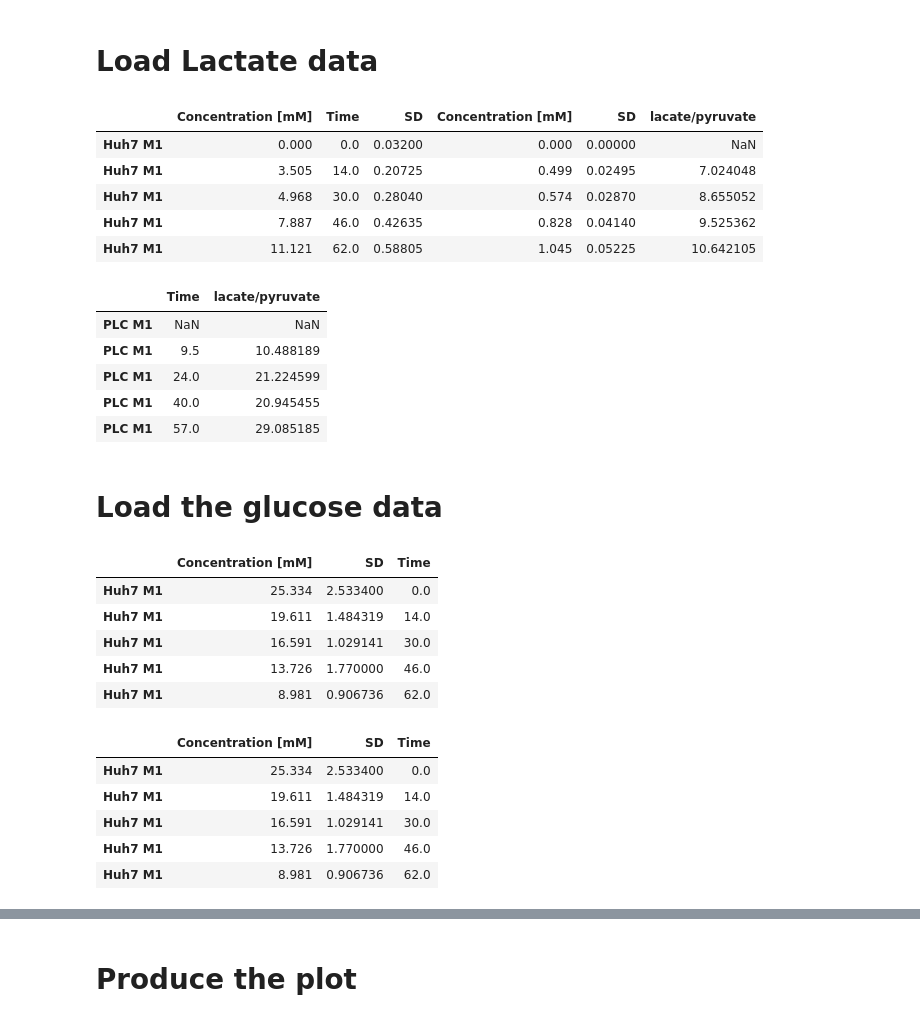
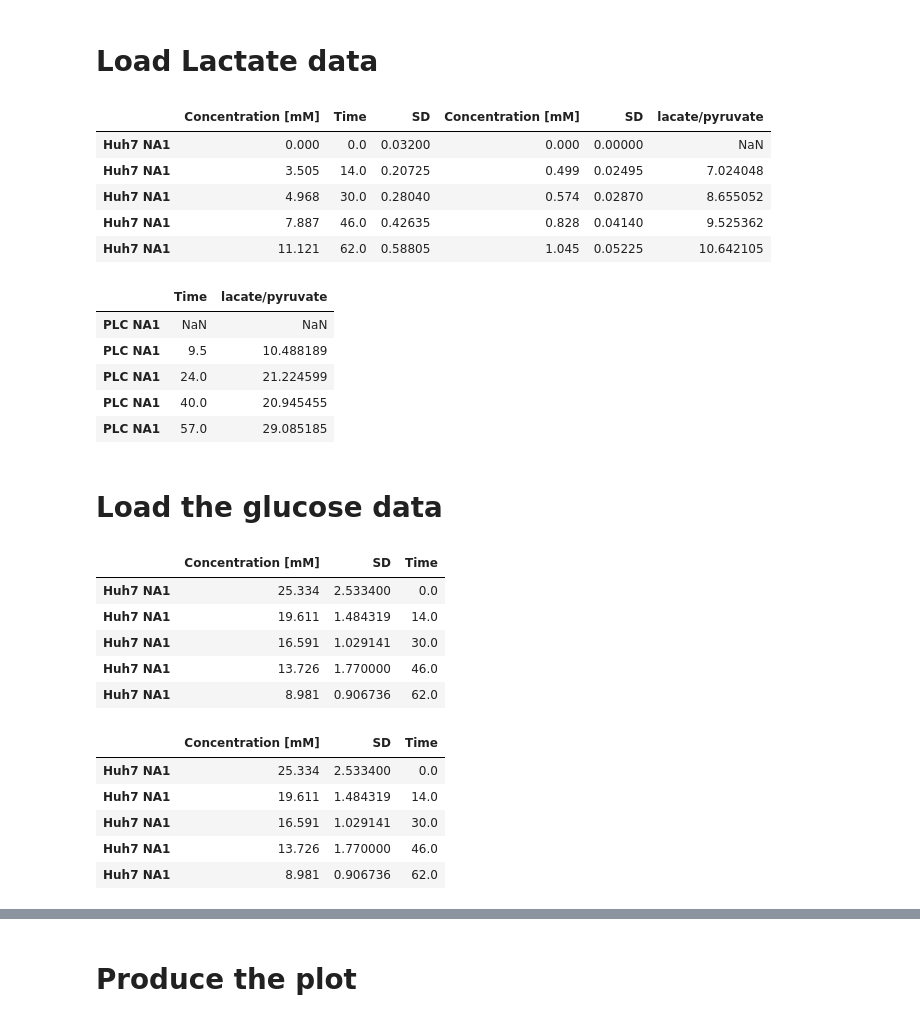
Before and after one commit to ThierryMondeel/HCC_flux_balance_analysis, a Jupyter notebook: Code/Generate experimental_figures.ipynb, the cells around one changed output, grey strips where cells are left out. Cells and saved outputs as stored; diff of their text form; code cells hidden in the pictures.

```diff
--- a/Code/Generate experimental_figures.ipynb
+++ b/Code/Generate experimental_figures.ipynb
@@ -40,44 +54,48 @@ df_hplc_lac_pyr = df_hplc_lac_pyr.rename({'Time.1':'Time',
                                          'Standart error.2':'SD',
                                          'Standart error.3':'SD'},axis=1)
 
 # fix index column
 df_hplc_lac_pyr.index = df_hplc_lac_pyr.index.str.replace('HUHC3M([0-9]{1})[0-9]+$',r'Huh7 M\1', regex=True)
 df_hplc_lac_pyr.index = df_hplc_lac_pyr.index.str.replace('PLCC3M([0-9]{1})[0-9]+$',r'PLC M\1', regex=True)
 
 # Correctly relabel M6 as M3, M5 as M4, M3 as M5 and M4 as M6
 df_hplc_lac_pyr.index = df_hplc_lac_pyr.index.str.replace("M3","MX").str.replace("M4","MY")
 df_hplc_lac_pyr.index = df_hplc_lac_pyr.index.str.replace("M6","M3").str.replace("M5","M4")
 df_hplc_lac_pyr.index = df_hplc_lac_pyr.index.str.replace("MX","M5").str.replace("MY","M6")
 
+# Replace medium indication 'M' with Nutrient Availability "NA"
+df_hplc_lac_pyr.index = df_hplc_lac_pyr.index.str.replace("M", "NA")
+
 display(df_hplc_lac_pyr.head())
+print()
 
 # identify the lacate, pyruvate, huh7 and plc subsets of the data
 # make sure to use publication order
 df_hplc_lac_huh = df_hplc_lac_pyr.filter(axis='index',like='Huh7').iloc[:,[0,1,2]]
 df_hplc_pyr_huh = df_hplc_lac_pyr.filter(axis='index',like='Huh7').iloc[:,[1,3,4]]
 df_hplc_lac_plc = df_hplc_lac_pyr.filter(axis='index',like='PLC').iloc[:,[0,1,2]]
 df_hplc_pyr_plc = df_hplc_lac_pyr.filter(axis='index',like='PLC').iloc[:,[1,3,4]]
 df_hplc_ratio_huh = df_hplc_lac_pyr.filter(axis='index',like='Huh7').iloc[:,[1,5]]
 df_hplc_ratio_plc = df_hplc_lac_pyr.filter(axis='index',like='PLC').iloc[:,[1,5]]
 
 # Fix missing PLC M1 t = 0 value
 df_hplc_pyr_plc.fillna(0, inplace=True)
 
 # test
 df_hplc_ratio_plc.head()
 # %% [output]
 |  | Concentration [mM] | Time | SD | Concentration [mM] | SD | lacate/pyruvate |
-| Huh7 M1 | 0.000 | 0.0 | 0.03200 | 0.000 | 0.00000 | NaN |
-| Huh7 M1 | 3.505 | 14.0 | 0.20725 | 0.499 | 0.02495 | 7.024048 |
-| Huh7 M1 | 4.968 | 30.0 | 0.28040 | 0.574 | 0.02870 | 8.655052 |
-| Huh7 M1 | 7.887 | 46.0 | 0.42635 | 0.828 | 0.04140 | 9.525362 |
-| Huh7 M1 | 11.121 | 62.0 | 0.58805 | 1.045 | 0.05225 | 10.642105 |
+| Huh7 NA1 | 0.000 | 0.0 | 0.03200 | 0.000 | 0.00000 | NaN |
+| Huh7 NA1 | 3.505 | 14.0 | 0.20725 | 0.499 | 0.02495 | 7.024048 |
+| Huh7 NA1 | 4.968 | 30.0 | 0.28040 | 0.574 | 0.02870 | 8.655052 |
+| Huh7 NA1 | 7.887 | 46.0 | 0.42635 | 0.828 | 0.04140 | 9.525362 |
+| Huh7 NA1 | 11.121 | 62.0 | 0.58805 | 1.045 | 0.05225 | 10.642105 |
 |  | Time | lacate/pyruvate |
-| PLC M1 | NaN | NaN |
-| PLC M1 | 9.5 | 10.488189 |
-| PLC M1 | 24.0 | 21.224599 |
-| PLC M1 | 40.0 | 20.945455 |
-| PLC M1 | 57.0 | 29.085185 |
+| PLC NA1 | NaN | NaN |
+| PLC NA1 | 9.5 | 10.488189 |
+| PLC NA1 | 24.0 | 21.224599 |
+| PLC NA1 | 40.0 | 20.945455 |
+| PLC NA1 | 57.0 | 29.085185 |
 # %% [markdown]
 # Load the glucose data
 # %%
@@ -99,6 +117,9 @@ df_hplc_glc.index = df_hplc_glc.index.str.replace("M3","MX").str.replace("M4","M
 df_hplc_glc.index = df_hplc_glc.index.str.replace("M6","M3").str.replace("M5","M4")
 df_hplc_glc.index = df_hplc_glc.index.str.replace("MX","M5").str.replace("MY","M6")
 
+# Replace medium indication 'M' with Nutrient Availability "NA"
+df_hplc_glc.index = df_hplc_glc.index.str.replace("M", "NA")
+
 # Huh7 glucose data contains ----- in M5 and M6 because there was no glucose
 df_hplc_glc.replace('-----',0, inplace=True)
 
@@ -106,6 +127,7 @@ df_hplc_glc.replace('-----',0, inplace=True)
 df_hplc_glc.fillna(0,inplace=True)
 
 display(df_hplc_glc.head())
+print()
 
 df_hplc_glc_huh = df_hplc_glc.filter(axis='index',like='Huh7')
 df_hplc_glc_plc = df_hplc_glc.filter(axis='index',like='PLC')
@@ -113,14 +135,14 @@ df_hplc_glc_plc = df_hplc_glc.filter(axis='index',like='PLC')
 df_hplc_glc_huh.head()
 # %% [output]
 |  | Concentration [mM] | SD | Time |
-| Huh7 M1 | 25.334 | 2.533400 | 0.0 |
-| Huh7 M1 | 19.611 | 1.484319 | 14.0 |
-| Huh7 M1 | 16.591 | 1.029141 | 30.0 |
-| Huh7 M1 | 13.726 | 1.770000 | 46.0 |
-| Huh7 M1 | 8.981 | 0.906736 | 62.0 |
+| Huh7 NA1 | 25.334 | 2.533400 | 0.0 |
+| Huh7 NA1 | 19.611 | 1.484319 | 14.0 |
+| Huh7 NA1 | 16.591 | 1.029141 | 30.0 |
+| Huh7 NA1 | 13.726 | 1.770000 | 46.0 |
+| Huh7 NA1 | 8.981 | 0.906736 | 62.0 |
 |  | Concentration [mM] | SD | Time |
-| Huh7 M1 | 25.334 | 2.533400 | 0.0 |
-| Huh7 M1 | 19.611 | 1.484319 | 14.0 |
-| Huh7 M1 | 16.591 | 1.029141 | 30.0 |
-| Huh7 M1 | 13.726 | 1.770000 | 46.0 |
-| Huh7 M1 | 8.981 | 0.906736 | 62.0 |
+| Huh7 NA1 | 25.334 | 2.533400 | 0.0 |
+| Huh7 NA1 | 19.611 | 1.484319 | 14.0 |
+| Huh7 NA1 | 16.591 | 1.029141 | 30.0 |
+| Huh7 NA1 | 13.726 | 1.770000 | 46.0 |
+| Huh7 NA1 | 8.981 | 0.906736 | 62.0 |
```
Also changed, not shown: parts of 5 cells of this notebook, 19 other files.
